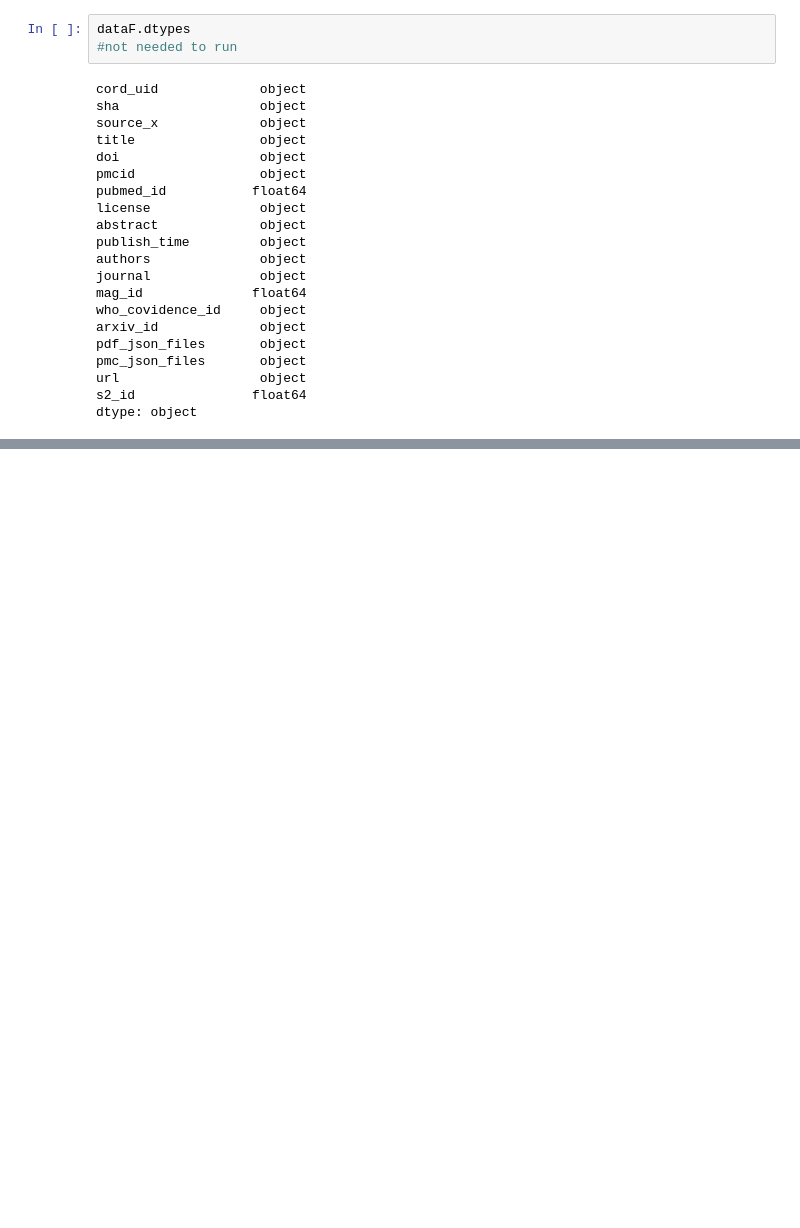
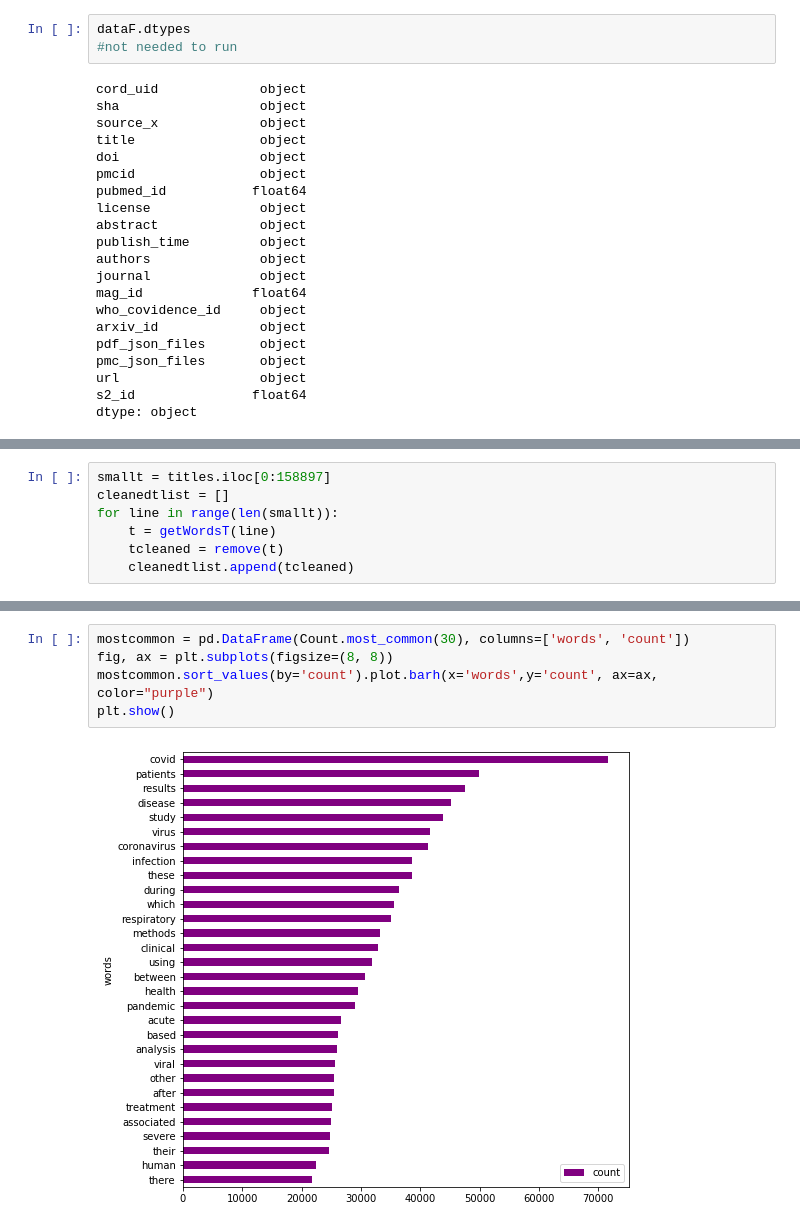
Before and after one commit to mattnw1/CHOC_COVID19_MI3, a Jupyter notebook: MacLean_CORD19.ipynb, the cells around one changed output, grey strips where cells are left out. Drawn from its saved outputs; the diff is of its cells as text; blank space fills up the shorter version.

```diff
--- a/MacLean_CORD19.ipynb
+++ b/MacLean_CORD19.ipynb
@@ -72,0 +219,7 @@ cdf2
+# %%
+smallt = titles.iloc[0:158897]
+cleanedtlist = []
+for line in range(len(smallt)):
+    t = getWordsT(line)
+    tcleaned = remove(t)
+    cleanedtlist.append(tcleaned)
@@ -72,0 +354,7 @@ cdf2
+# %%
+mostcommon = pd.DataFrame(Count.most_common(30), columns=['words', 'count'])
+fig, ax = plt.subplots(figsize=(8, 8))
+mostcommon.sort_values(by='count').plot.barh(x='words',y='count', ax=ax, color="purple")
+plt.show()
+# %% [output]
+[figure, added]
```
Also changed, not shown: parts of 36 cells of this notebook.
